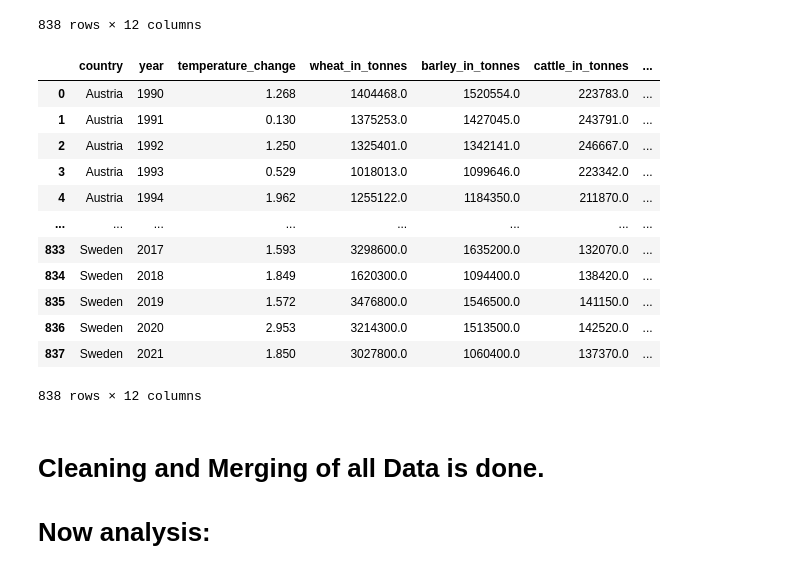
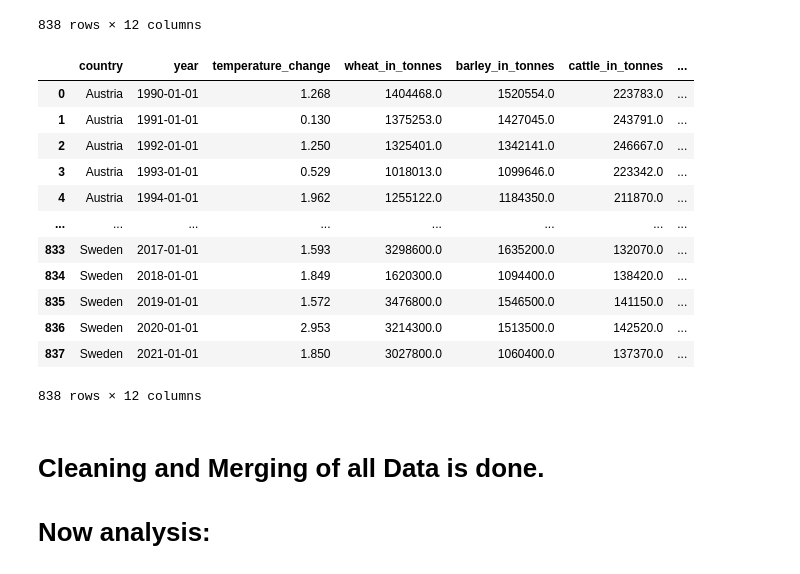
Before and after one commit to mmrachacz/Mid-IronHack-Project, a Jupyter notebook: New_Version_Temp_Change_and_other.ipynb, the cells around one changed output. Cells and saved outputs as stored; diff of their text form; code cells hidden in the pictures.

```diff
--- a/New_Version_Temp_Change_and_other.ipynb
+++ b/New_Version_Temp_Change_and_other.ipynb
@@ -1447,23 +1447,24 @@ tempwheatbarleycattleforestinhabitantsim_exfuel
 | 836 | Sweden | 2020 | 2.953 | 3214300.0 | 1513500.0 | 142520.0 | ... |
 | 837 | Sweden | 2021 | 1.850 | 3027800.0 | 1060400.0 | 137370.0 | ... |
 838 rows × 12 columns
-# %%
-final = tempwheatbarleycattleforestinhabitantsim_exfuel
-final
-# %% [output]
-|  | country | year | temperature_change | wheat_in_tonnes | barley_in_tonnes | cattle_in_tonnes | ... |
-| 0 | Austria | 1990 | 1.268 | 1404468.0 | 1520554.0 | 223783.0 | ... |
-| 1 | Austria | 1991 | 0.130 | 1375253.0 | 1427045.0 | 243791.0 | ... |
-| 2 | Austria | 1992 | 1.250 | 1325401.0 | 1342141.0 | 246667.0 | ... |
-| 3 | Austria | 1993 | 0.529 | 1018013.0 | 1099646.0 | 223342.0 | ... |
-| 4 | Austria | 1994 | 1.962 | 1255122.0 | 1184350.0 | 211870.0 | ... |
-| ... | ... | ... | ... | ... | ... | ... | ... |
-| 833 | Sweden | 2017 | 1.593 | 3298600.0 | 1635200.0 | 132070.0 | ... |
-| 834 | Sweden | 2018 | 1.849 | 1620300.0 | 1094400.0 | 138420.0 | ... |
-| 835 | Sweden | 2019 | 1.572 | 3476800.0 | 1546500.0 | 141150.0 | ... |
-| 836 | Sweden | 2020 | 2.953 | 3214300.0 | 1513500.0 | 142520.0 | ... |
-| 837 | Sweden | 2021 | 1.850 | 3027800.0 | 1060400.0 | 137370.0 | ... |
-838 rows × 12 columns
+# %%
+final = tempwheatbarleycattleforestinhabitantsim_exfuel
+final.year = pd.to_datetime(final.year, format='%Y')
+final
+# %% [output]
+|  | country | year | temperature_change | wheat_in_tonnes | barley_in_tonnes | cattle_in_tonnes | ... |
+| 0 | Austria | 1990-01-01 | 1.268 | 1404468.0 | 1520554.0 | 223783.0 | ... |
+| 1 | Austria | 1991-01-01 | 0.130 | 1375253.0 | 1427045.0 | 243791.0 | ... |
+| 2 | Austria | 1992-01-01 | 1.250 | 1325401.0 | 1342141.0 | 246667.0 | ... |
+| 3 | Austria | 1993-01-01 | 0.529 | 1018013.0 | 1099646.0 | 223342.0 | ... |
+| 4 | Austria | 1994-01-01 | 1.962 | 1255122.0 | 1184350.0 | 211870.0 | ... |
+| ... | ... | ... | ... | ... | ... | ... | ... |
+| 833 | Sweden | 2017-01-01 | 1.593 | 3298600.0 | 1635200.0 | 132070.0 | ... |
+| 834 | Sweden | 2018-01-01 | 1.849 | 1620300.0 | 1094400.0 | 138420.0 | ... |
+| 835 | Sweden | 2019-01-01 | 1.572 | 3476800.0 | 1546500.0 | 141150.0 | ... |
+| 836 | Sweden | 2020-01-01 | 2.953 | 3214300.0 | 1513500.0 | 142520.0 | ... |
+| 837 | Sweden | 2021-01-01 | 1.850 | 3027800.0 | 1060400.0 | 137370.0 | ... |
+838 rows × 12 columns
 # %%
 final.to_csv('Final_Table.csv', index=False)
 # %% [markdown]
```
Also changed, not shown: parts of 17 cells of this notebook.
